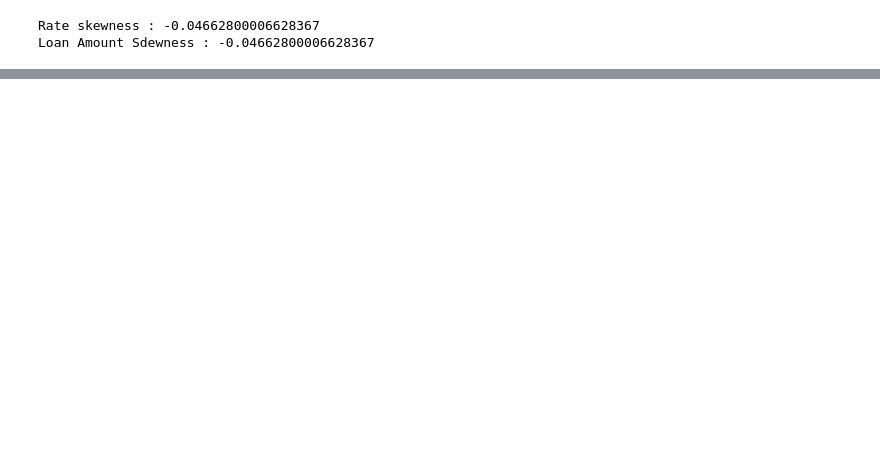
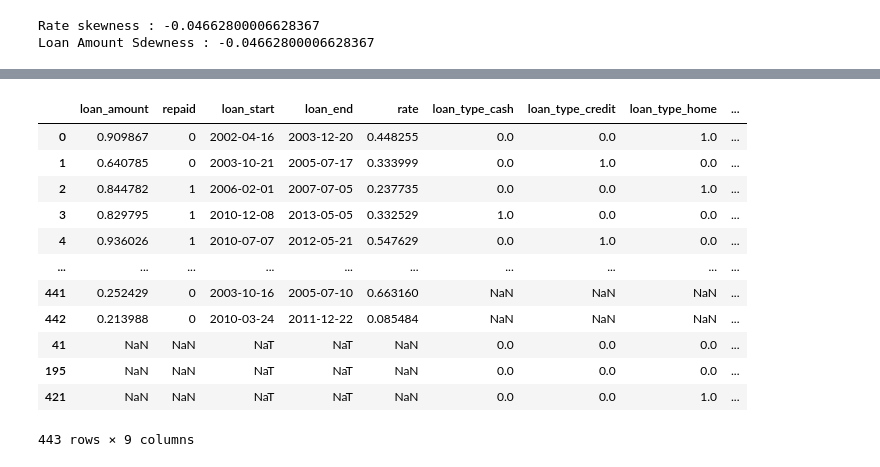
Before and after one commit to Artificial-i/-1-5, a Jupyter notebook: Untitled0.ipynb, the cells around one changed output, grey strips where cells are left out. Cells and saved outputs as stored; diff of their text form; code cells hidden in the pictures; blank space fills up the shorter version.

```diff
--- a/Untitled0.ipynb
+++ b/Untitled0.ipynb
@@ -677,0 +673,24 @@ dtype: object
+# %%
+# همین کار ان کود کردن را میتوانیم با وان هات ان کودر انجام بدهیم
+
+from sklearn.preprocessing import OneHotEncoder
+encoder = OneHotEncoder()
+
+encoded_features = encoder.fit_transform(df[['loan_type']]).toarray()
+encoded_df = pd.DataFrame(encoded_features, columns=encoder.get_feature_names_out(['loan_type']))
+df_onehot = pd.concat([df.drop('loan_type', axis=1),encoded_df], axis=1)
+df_onehot
+# %% [output]
+|  | loan_amount | repaid | loan_start | loan_end | rate | loan_type_cash | loan_type_credit | loan_type_home | ... |
+| 0 | 0.909867 | 0 | 2002-04-16 | 2003-12-20 | 0.448255 | 0.0 | 0.0 | 1.0 | ... |
+| 1 | 0.640785 | 0 | 2003-10-21 | 2005-07-17 | 0.333999 | 0.0 | 1.0 | 0.0 | ... |
+| 2 | 0.844782 | 1 | 2006-02-01 | 2007-07-05 | 0.237735 | 0.0 | 0.0 | 1.0 | ... |
+| 3 | 0.829795 | 1 | 2010-12-08 | 2013-05-05 | 0.332529 | 1.0 | 0.0 | 0.0 | ... |
+| 4 | 0.936026 | 1 | 2010-07-07 | 2012-05-21 | 0.547629 | 0.0 | 1.0 | 0.0 | ... |
+| ... | ... | ... | ... | ... | ... | ... | ... | ... | ... |
+| 441 | 0.252429 | 0 | 2003-10-16 | 2005-07-10 | 0.663160 | NaN | NaN | NaN | ... |
+| 442 | 0.213988 | 0 | 2010-03-24 | 2011-12-22 | 0.085484 | NaN | NaN | NaN | ... |
+| 41 | NaN | NaN | NaT | NaT | NaN | 0.0 | 0.0 | 0.0 | ... |
+| 195 | NaN | NaN | NaT | NaT | NaN | 0.0 | 0.0 | 0.0 | ... |
+| 421 | NaN | NaN | NaT | NaT | NaN | 0.0 | 0.0 | 1.0 | ... |
+443 rows × 9 columns
```
Also changed, not shown: parts of 15 cells of this notebook.
